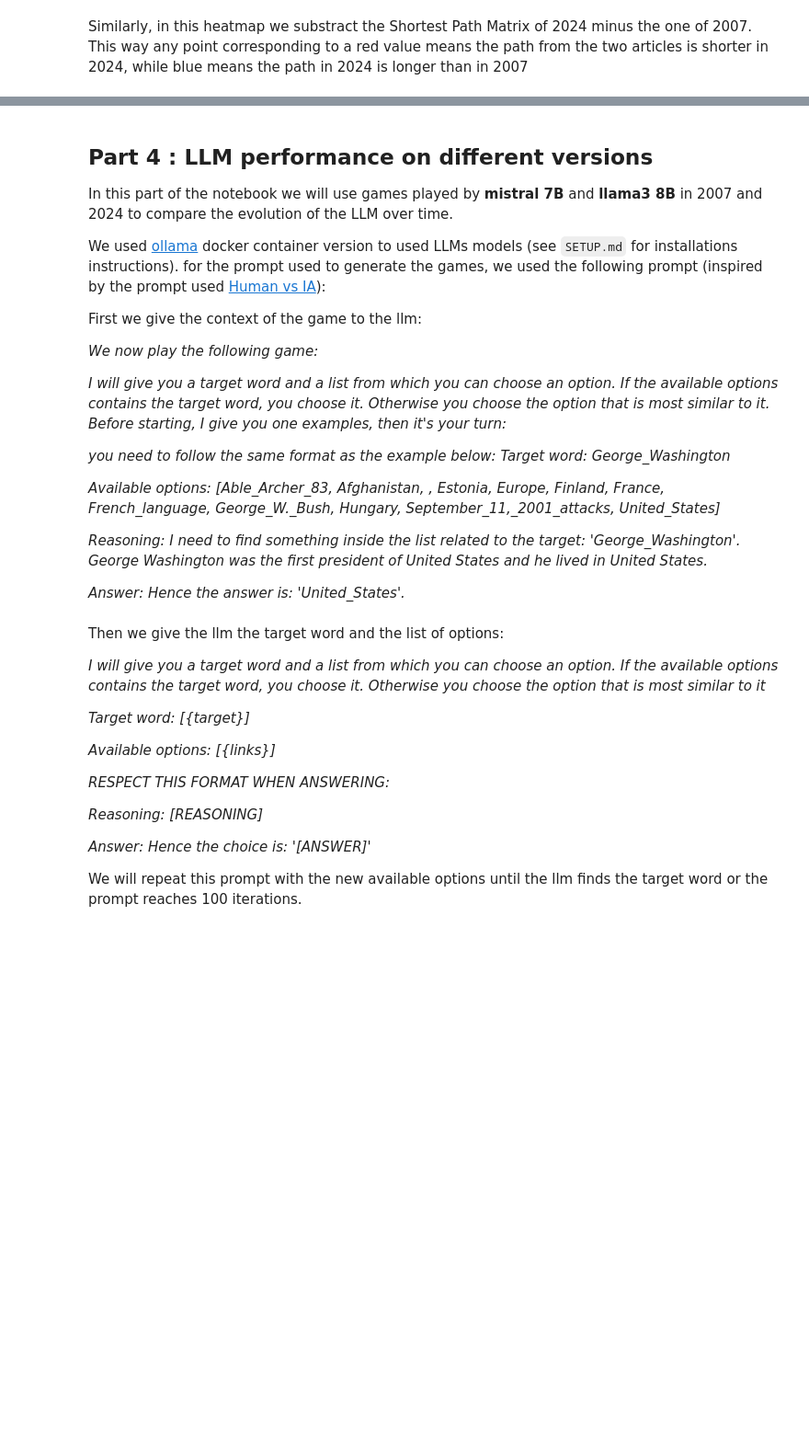
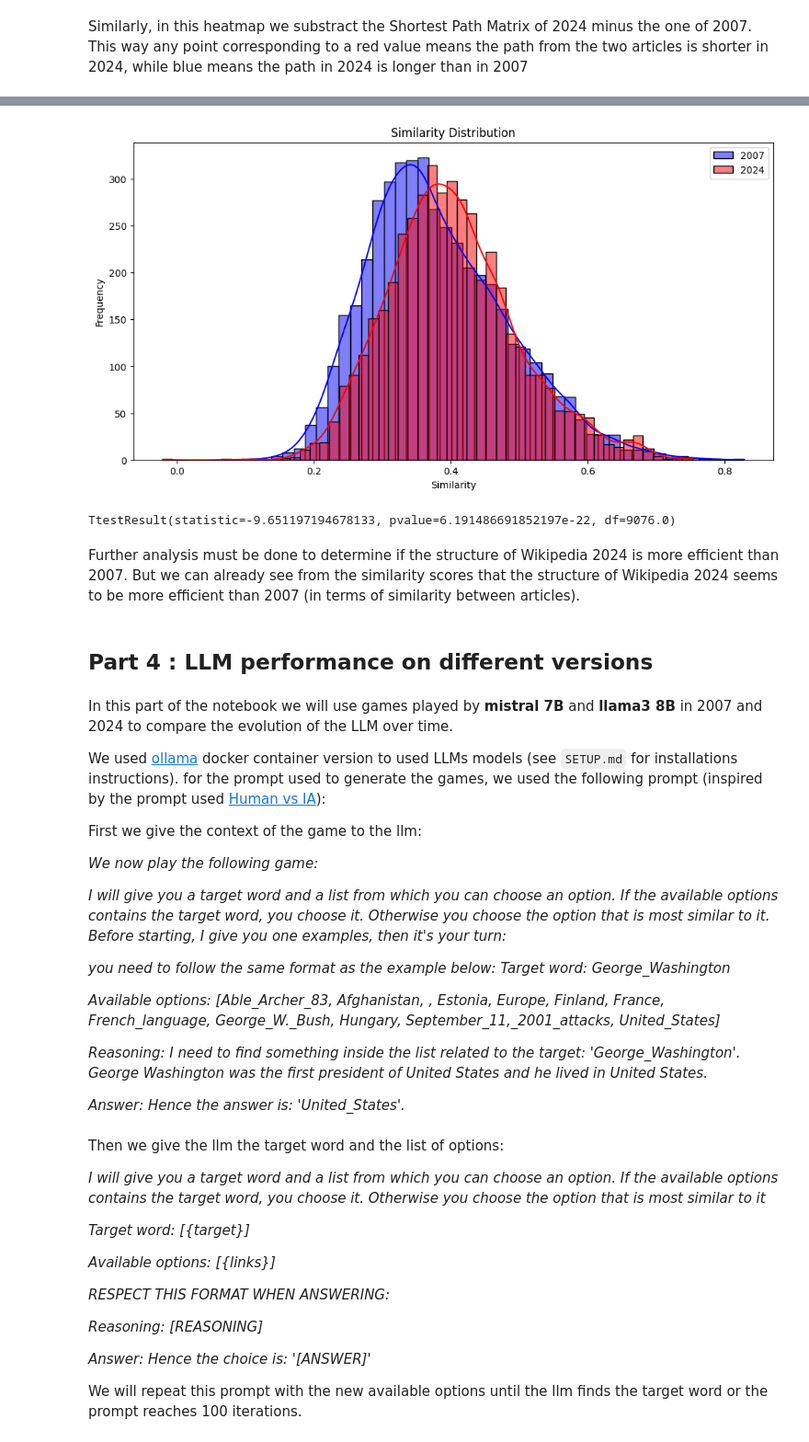
Before and after one commit to epfl-ada/ada-2024-project-outlier-1, a Jupyter notebook: results.ipynb, the cells around one changed output, grey strips where cells are left out. Shown at 92% size. Saved outputs shown, nothing was run; the diff lists cells and outputs as text; code cells hidden in the pictures; blank space fills up the shorter version.

Commit message:
add part 3 to results

```diff
--- a/results.ipynb
+++ b/results.ipynb
@@ -871,0 +1215,6 @@ Similarly, in this heatmap we substract the Shortest Path Matrix of 2024 minus t
+# %%
+similarity_2007 = links2007_similarity.groupby('linkSource')['similarity'].mean()
+similarity_2024 = links2024_similarity.groupby('linkSource')['similarity'].mean()
+
+similarities = pd.merge(similarity_2007, similarity_2024, on='linkSource', suffixes=('_2007', '_2024'))
+similarities.describe()
@@ -872,5 +1231,16 @@ Similarly, in this heatmap we substract the Shortest Path Matrix of 2024 minus t
+# %%
+plot_similarity_distribution(similarities)
+# %% [output]
+[figure, added]
+# %%
+ttest_ind(similarities['similarity_2007'], similarities['similarity_2024'])
+# %% [output]
+TtestResult(statistic=-9.651197194678133, pvalue=6.191486691852197e-22, df=9076.0)
+# %% [markdown]
+Further analysis must be done to determine if the structure of Wikipedia 2024 is more efficient than 2007. But we can already see from the similarity scores that the structure of Wikipedia 2024 seems to be more efficient than 2007 (in terms of similarity between articles).
+# %% [markdown]
+## Part 4 : LLM performance on different versions
 # %% [markdown]
-## Part 4 : LLM performance on different versions
 
 In this part of the notebook we will use games played by **mistral 7B** and **llama3 8B** in 2007 and 2024 to compare the evolution of the LLM over time.
 
```
Also changed, not shown: parts of 49 cells of this notebook, 12 other files.
